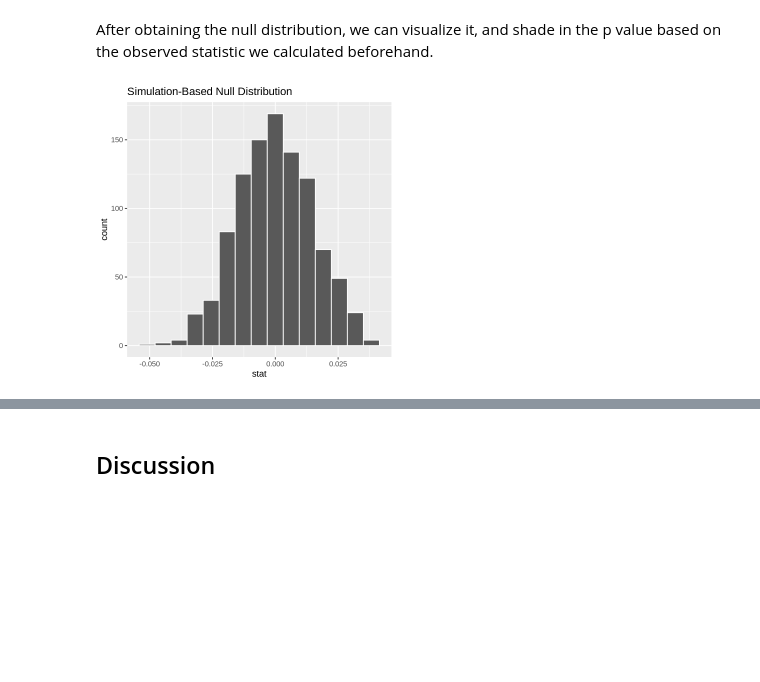
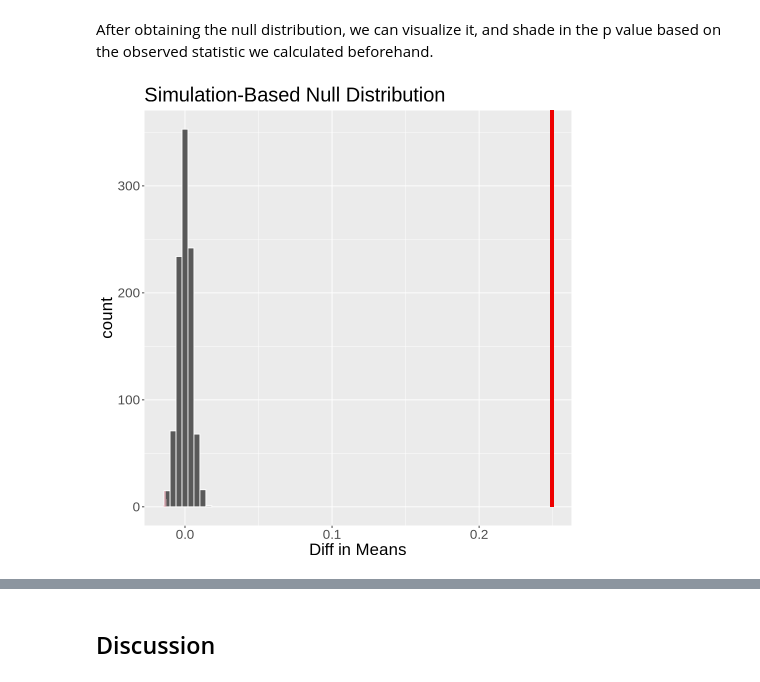
Before and after one commit to VivaanWadhwa/STAT201_GROUP18, a Jupyter notebook: project_final_report.ipynb, the cells around one changed output, grey strips where cells are left out. Cells and saved outputs as stored; diff of their text form; code cells hidden in the pictures; blank space fills up the shorter version.

```diff
--- a/project_final_report.ipynb
+++ b/project_final_report.ipynb
@@ -121,8 +85,7 @@ dim(wine_data_specific)
 # %%
 set.seed(42) # Setting the seed for reproducible workflow
 
-wine_sample <- wine_data_specific |>
-                sample_n(size = 650)
+wine_sample <- wine_data_specific
 head(wine_sample)
 # %% [output]
 A tibble: 6 × 2
@@ -137,10 +100,10 @@ A tibble: 6 × 2
 # %% [markdown]
 Here we calculate the observed statistic, which is the difference in means.
 # %%
-obs_diff <- wine_sample %>%
+obs_diff_in_means <- wine_sample %>%
     specify(volatile.acidity ~ type) %>%
     calculate(stat = "diff in means", order = c("red", "white"))
-obs_diff
+obs_diff_in_means
 # %% [output]
 A infer: 1 × 1
 | stat |
@@ -157,6 +134,14 @@ null_dist <- wine_sample %>%
 # %% [markdown]
 After obtaining the null distribution, we can visualize it, and shade in the p value based on the observed statistic we calculated beforehand.
 # %%
-visualize(null_dist)
+options(repr.plot.width=8, repr.plot.height=8)
+visualize(null_dist, bins = 8) +
+    shade_p_value(obs_stat=obs_diff_in_means, direction = "two_sided") + theme(
+    plot.title = element_text(size = 24),
+    axis.title.x = element_text(size = 20),
+    axis.title.y = element_text(size = 20),
+    axis.text.x = element_text(size = 16),
+    axis.text.y = element_text(size = 16)) +
+    xlab("Diff in Means")
 # %% [output]
-[figure, old version]
+[figure, new version]
```
Also changed, not shown: parts of 12 cells of this notebook.
